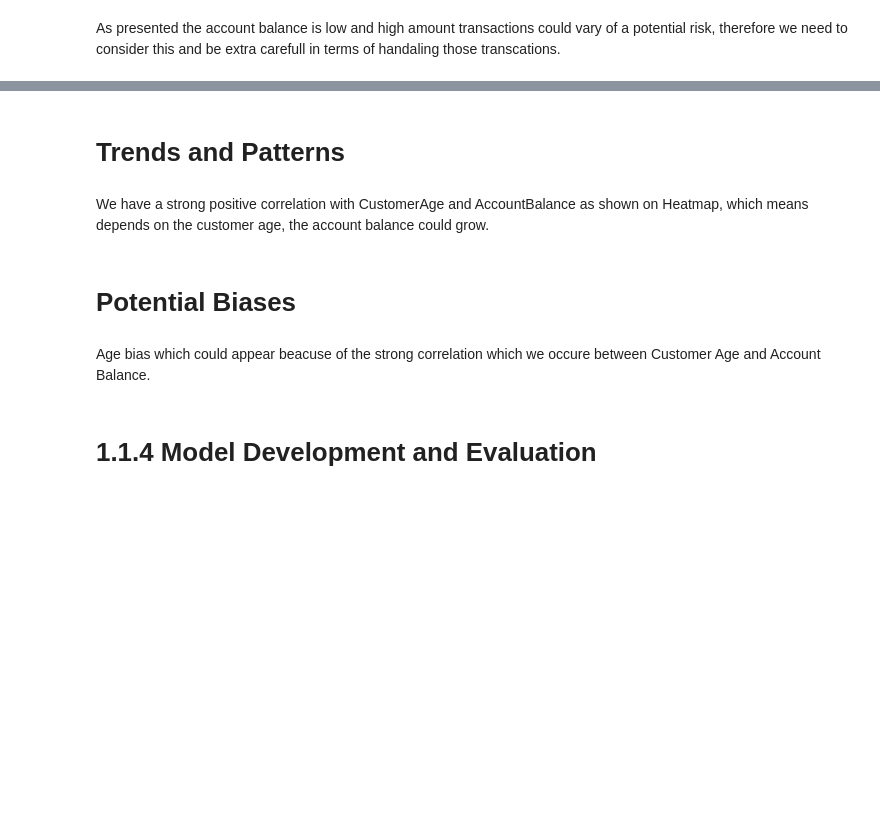
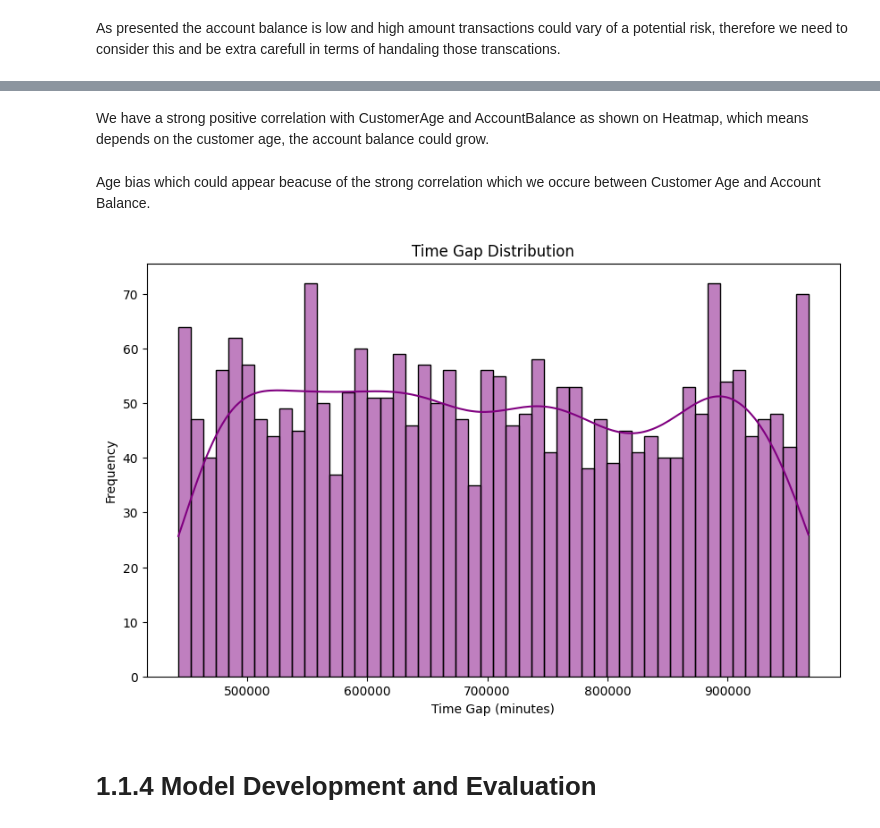
Before and after one commit to petar-Atanasov/Applied-Data-Science-and-AI-Workflow, a Jupyter notebook: CST3133_CourseWork_A.ipynb, the cells around one changed output, grey strips where cells are left out. Saved outputs shown, nothing was run; the diff lists cells and outputs as text; code cells hidden in the pictures; blank space fills up the shorter version.

```diff
--- a/CST3133_CourseWork_A.ipynb
+++ b/CST3133_CourseWork_A.ipynb
@@ -245,11 +285,20 @@ plt.show()
-# %% [markdown]
-# Trends and Patterns
 # %% [markdown]
 We have a strong positive correlation with CustomerAge and AccountBalance as shown on Heatmap, which means depends on the customer age, the account balance could grow.
-# %% [markdown]
-# Potential Biases
 # %% [markdown]
 Age bias which could appear beacuse of the strong correlation which we occure between Customer Age and Account Balance.
+# %%
+# Time Gap analysis for anonaly detection
+dataset['TimeGap'] = -1 * (dataset['TransactionDate'] - dataset['PreviousTransactionDate']).dt.total_seconds() / 60
+
+# plot the TimeGap
+plt.figure(figsize=(10,6))
+sns.histplot(dataset['TimeGap'], kde=True, bins=50, color='purple')
+plt.title('Time Gap Distribution')
+plt.xlabel('Time Gap (minutes)')
+plt.ylabel('Frequency')
+plt.show()
+# %% [output]
+[figure, added]
 # %% [markdown]
 # 1.1.4 Model Development and Evaluation
 # %% [markdown]
```
Also changed, not shown: parts of 8 cells of this notebook.
